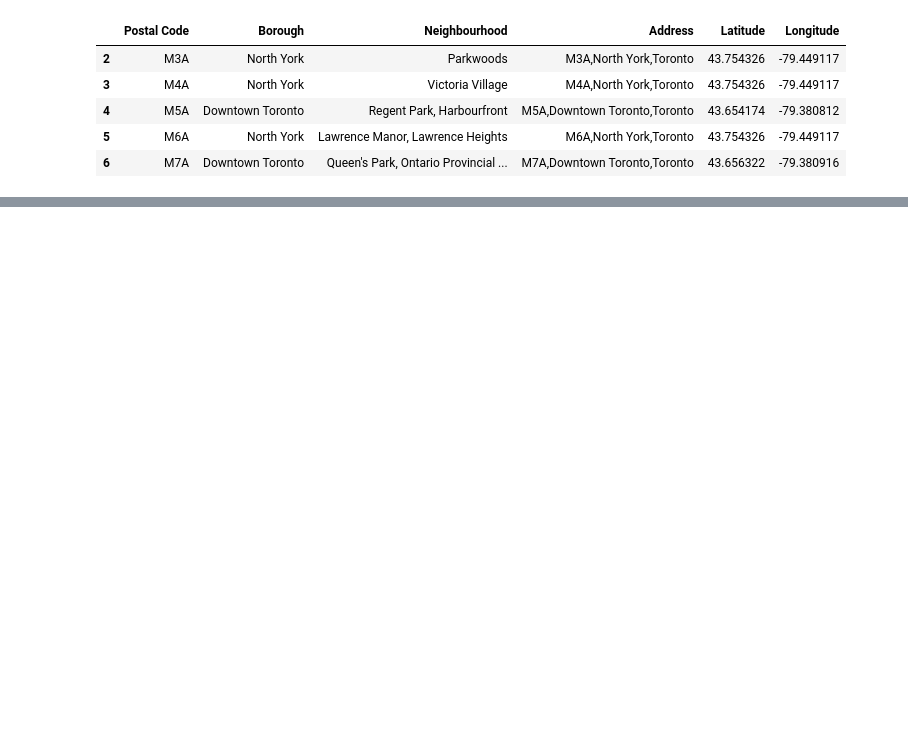
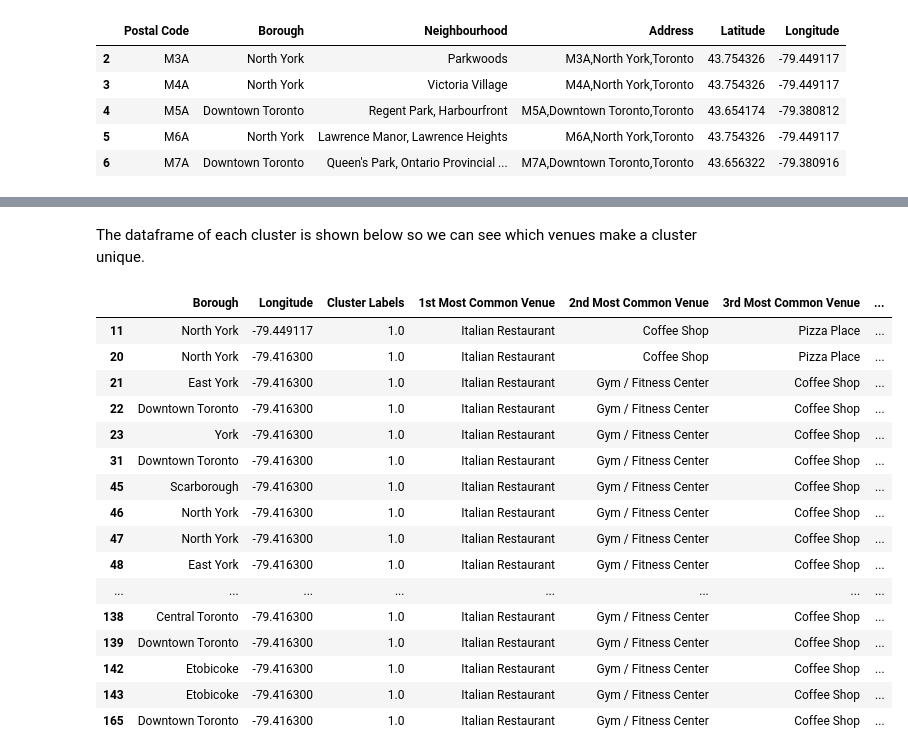
Before and after one commit to cecilia-lage/IBM_Data_Science_Capstone_byCSL, a Jupyter notebook: IBM_Data_Science_Capstone.ipynb, the cells around one changed output, grey strips where cells are left out. Cells and saved outputs as stored; diff of their text form; code cells hidden in the pictures; blank space fills up the shorter version.

```diff
--- a/IBM_Data_Science_Capstone.ipynb
+++ b/IBM_Data_Science_Capstone.ipynb
@@ -105,0 +404,6 @@ dfto.head()
+# %%
+def return_most_common_venues(row, num_top_venues):
+    row_categories = row.iloc[1:]
+    row_categories_sorted = row_categories.sort_values(ascending=False)
+
+    return row_categories_sorted.index.values[0:num_top_venues]
@@ -105,0 +458,12 @@ dfto.head()
+# %%
+# 4. Add clustering labels
+#neighborhoods_venues_sorted.insert(0, 'Cluster Labels', kmeans.labels_)
+#neighborhoods_venues_sorted.drop(columns=['Cluster Labels'], inplace=True)
+neighborhoods_venues_sorted.insert(0, 'Cluster Labels', kmeans.labels_)
+
+toronto_merged = dfto
+
+# 5. Merge manhattan_grouped with manhattan_data to add latitude/longitude for each neighborhood
+toronto_merged = toronto_merged.join(neighborhoods_venues_sorted.set_index('Neighborhood'), on='Neighbourhood')
+
+toronto_merged.head()
@@ -105,0 +479,3 @@ dfto.head()
+# %%
+toronto_merged.dropna(subset = ['Cluster Labels'], inplace=True)
+toronto_merged['Cluster Labels'].astype(int)
@@ -105,0 +536,22 @@ dfto.head()
+# %% [markdown]
+The dataframe of each cluster is shown below so we can see which venues make a cluster unique.
+# %%
+toronto_merged.loc[toronto_merged['Cluster Labels'] == 1, toronto_merged.columns[[1] + list(range(5, toronto_merged.shape[1]))]]
+# %% [output]
+|  | Borough | Longitude | Cluster Labels | 1st Most Common Venue | 2nd Most Common Venue | 3rd Most Common Venue | ... |
+| 11 | North York | -79.449117 | 1.0 | Italian Restaurant | Coffee Shop | Pizza Place | ... |
+| 20 | North York | -79.416300 | 1.0 | Italian Restaurant | Coffee Shop | Pizza Place | ... |
+| 21 | East York | -79.416300 | 1.0 | Italian Restaurant | Gym / Fitness Center | Coffee Shop | ... |
+| 22 | Downtown Toronto | -79.416300 | 1.0 | Italian Restaurant | Gym / Fitness Center | Coffee Shop | ... |
+| 23 | York | -79.416300 | 1.0 | Italian Restaurant | Gym / Fitness Center | Coffee Shop | ... |
+| 31 | Downtown Toronto | -79.416300 | 1.0 | Italian Restaurant | Gym / Fitness Center | Coffee Shop | ... |
+| 45 | Scarborough | -79.416300 | 1.0 | Italian Restaurant | Gym / Fitness Center | Coffee Shop | ... |
+| 46 | North York | -79.416300 | 1.0 | Italian Restaurant | Gym / Fitness Center | Coffee Shop | ... |
+| 47 | North York | -79.416300 | 1.0 | Italian Restaurant | Gym / Fitness Center | Coffee Shop | ... |
+| 48 | East York | -79.416300 | 1.0 | Italian Restaurant | Gym / Fitness Center | Coffee Shop | ... |
+| ... | ... | ... | ... | ... | ... | ... | ... |
+| 138 | Central Toronto | -79.416300 | 1.0 | Italian Restaurant | Gym / Fitness Center | Coffee Shop | ... |
+| 139 | Downtown Toronto | -79.416300 | 1.0 | Italian Restaurant | Gym / Fitness Center | Coffee Shop | ... |
+| 142 | Etobicoke | -79.416300 | 1.0 | Italian Restaurant | Gym / Fitness Center | Coffee Shop | ... |
+| 143 | Etobicoke | -79.416300 | 1.0 | Italian Restaurant | Gym / Fitness Center | Coffee Shop | ... |
+| 165 | Downtown Toronto | -79.416300 | 1.0 | Italian Restaurant | Gym / Fitness Center | Coffee Shop | ... |
```
Also changed, not shown: parts of 58 cells of this notebook.
